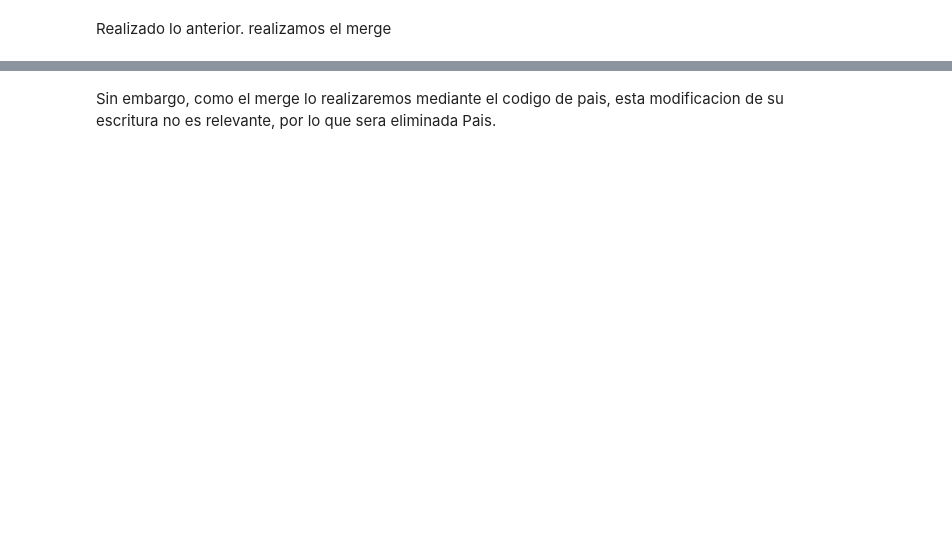
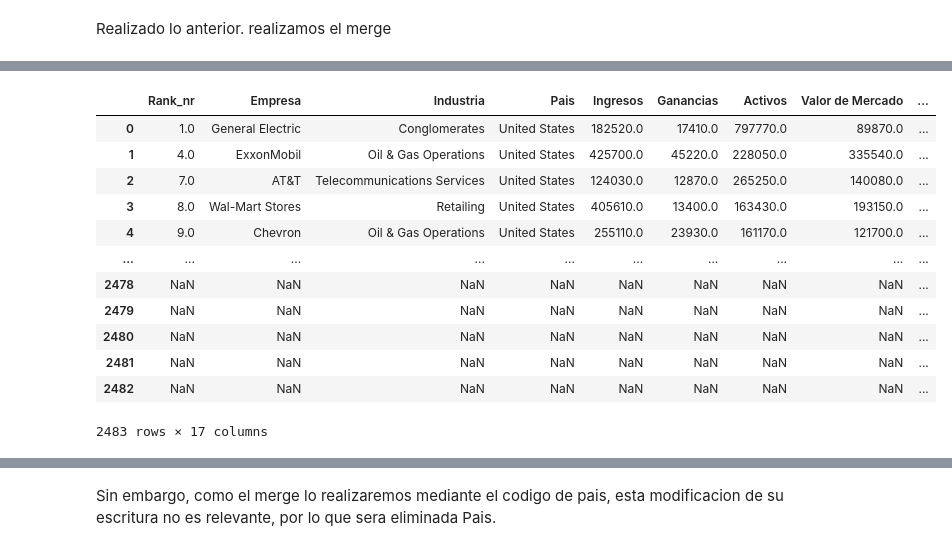
Before and after one commit to Bigote93/DataInsider, a Jupyter notebook: DesafioDataInsider_Nalli.ipynb, the cells around one changed output, grey strips where cells are left out. Saved outputs shown, nothing was run; the diff lists cells and outputs as text; code cells hidden in the pictures; blank space fills up the shorter version.

Commit message:
Merge concluido de country y forgers merges

```diff
--- a/DesafioDataInsider_Nalli.ipynb
+++ b/DesafioDataInsider_Nalli.ipynb
@@ -575,3 +614,19 @@ forbesglobal2000_2022
+# %%
+forbesglobal_merge_2000_2009
+# %% [output]
+|  | Rank_nr | Empresa | Industria | Pais | Ingresos | Ganancias | Activos | Valor de Mercado | ... |
+| 0 | 1.0 | General Electric | Conglomerates | United States | 182520.0 | 17410.0 | 797770.0 | 89870.0 | ... |
+| 1 | 4.0 | ExxonMobil | Oil & Gas Operations | United States | 425700.0 | 45220.0 | 228050.0 | 335540.0 | ... |
+| 2 | 7.0 | AT&T | Telecommunications Services | United States | 124030.0 | 12870.0 | 265250.0 | 140080.0 | ... |
+| 3 | 8.0 | Wal-Mart Stores | Retailing | United States | 405610.0 | 13400.0 | 163430.0 | 193150.0 | ... |
+| 4 | 9.0 | Chevron | Oil & Gas Operations | United States | 255110.0 | 23930.0 | 161170.0 | 121700.0 | ... |
+| ... | ... | ... | ... | ... | ... | ... | ... | ... | ... |
+| 2478 | NaN | NaN | NaN | NaN | NaN | NaN | NaN | NaN | ... |
+| 2479 | NaN | NaN | NaN | NaN | NaN | NaN | NaN | NaN | ... |
+| 2480 | NaN | NaN | NaN | NaN | NaN | NaN | NaN | NaN | ... |
+| 2481 | NaN | NaN | NaN | NaN | NaN | NaN | NaN | NaN | ... |
+| 2482 | NaN | NaN | NaN | NaN | NaN | NaN | NaN | NaN | ... |
+2483 rows × 17 columns
 # %%
 continente_with_comma = []
 for nombre_pais in continente['Nombre de Pais']:
```
Also changed, not shown: parts of 10 cells of this notebook.
